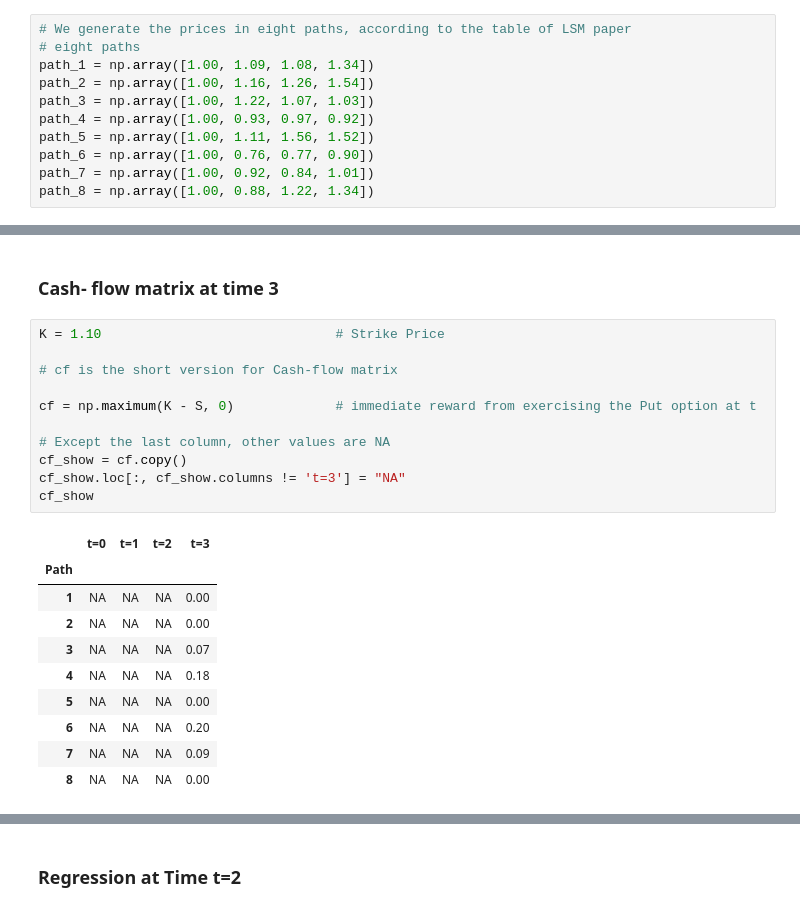
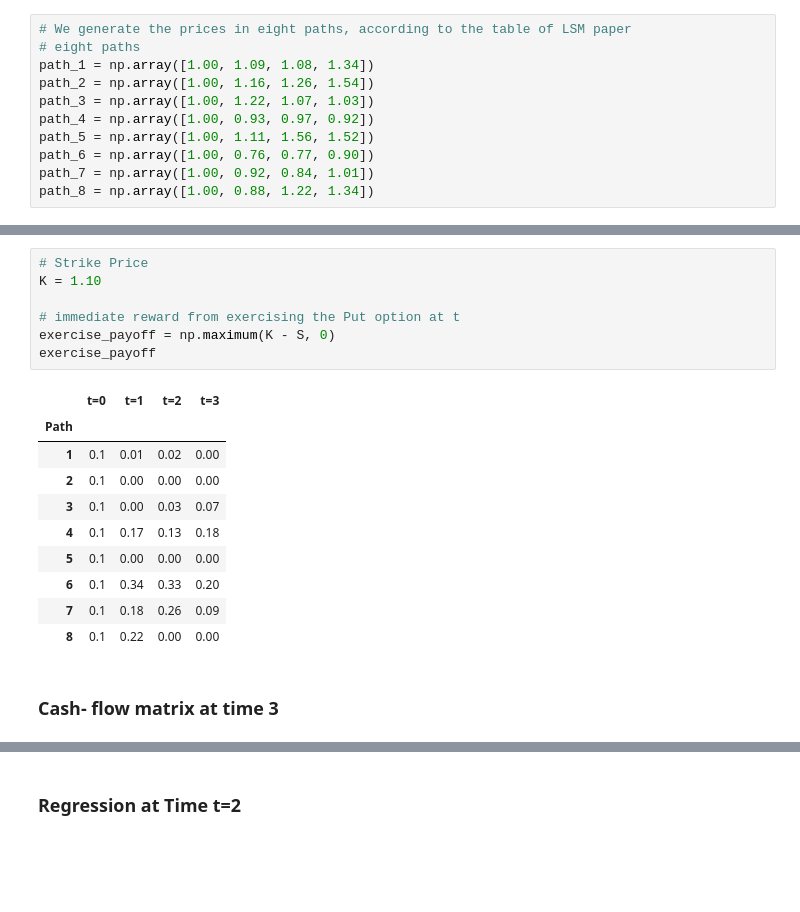
Before and after one commit to Peymankor/Tutorial-Derivative-Pricing, a Jupyter notebook: Derivative Pricing.ipynb, the cells around one changed output, grey strips where cells are left out. Drawn from its saved outputs; the diff is of its cells as text; blank space fills up the shorter version.

```diff
--- a/Derivative Pricing.ipynb
+++ b/Derivative Pricing.ipynb
@@ -41,27 +53,23 @@ S
 | 6 | 1.0 | 0.76 | 0.77 | 0.90 |
 | 7 | 1.0 | 0.92 | 0.84 | 1.01 |
 | 8 | 1.0 | 0.88 | 1.22 | 1.34 |
+# %%
+# Strike Price
+K = 1.10
+
+# immediate reward from exercising the Put option at t
+exercise_payoff = np.maximum(K - S, 0)
+exercise_payoff
+# %% [output]
+|  | t=0 | t=1 | t=2 | t=3 |
+| Path |  |  |  |  |
+| 1 | 0.1 | 0.01 | 0.02 | 0.00 |
+| 2 | 0.1 | 0.00 | 0.00 | 0.00 |
+| 3 | 0.1 | 0.00 | 0.03 | 0.07 |
+| 4 | 0.1 | 0.17 | 0.13 | 0.18 |
+| 5 | 0.1 | 0.00 | 0.00 | 0.00 |
+| 6 | 0.1 | 0.34 | 0.33 | 0.20 |
+| 7 | 0.1 | 0.18 | 0.26 | 0.09 |
+| 8 | 0.1 | 0.22 | 0.00 | 0.00 |
 # %% [markdown]
 ### Cash- flow matrix at time 3
-# %%
-K = 1.10                              # Strike Price
-
-# cf is the short version for Cash-flow matrix
-
-cf = np.maximum(K - S, 0)             # immediate reward from exercising the Put option at t
-
-# Except the last column, other values are NA
-cf_show = cf.copy()
-cf_show.loc[:, cf_show.columns != 't=3'] = "NA"
-cf_show
-# %% [output]
-|  | t=0 | t=1 | t=2 | t=3 |
-| Path |  |  |  |  |
-| 1 | NA | NA | NA | 0.00 |
-| 2 | NA | NA | NA | 0.00 |
-| 3 | NA | NA | NA | 0.07 |
-| 4 | NA | NA | NA | 0.18 |
-| 5 | NA | NA | NA | 0.00 |
-| 6 | NA | NA | NA | 0.20 |
-| 7 | NA | NA | NA | 0.09 |
-| 8 | NA | NA | NA | 0.00 |
```
Also changed, not shown: parts of 61 cells of this notebook.
